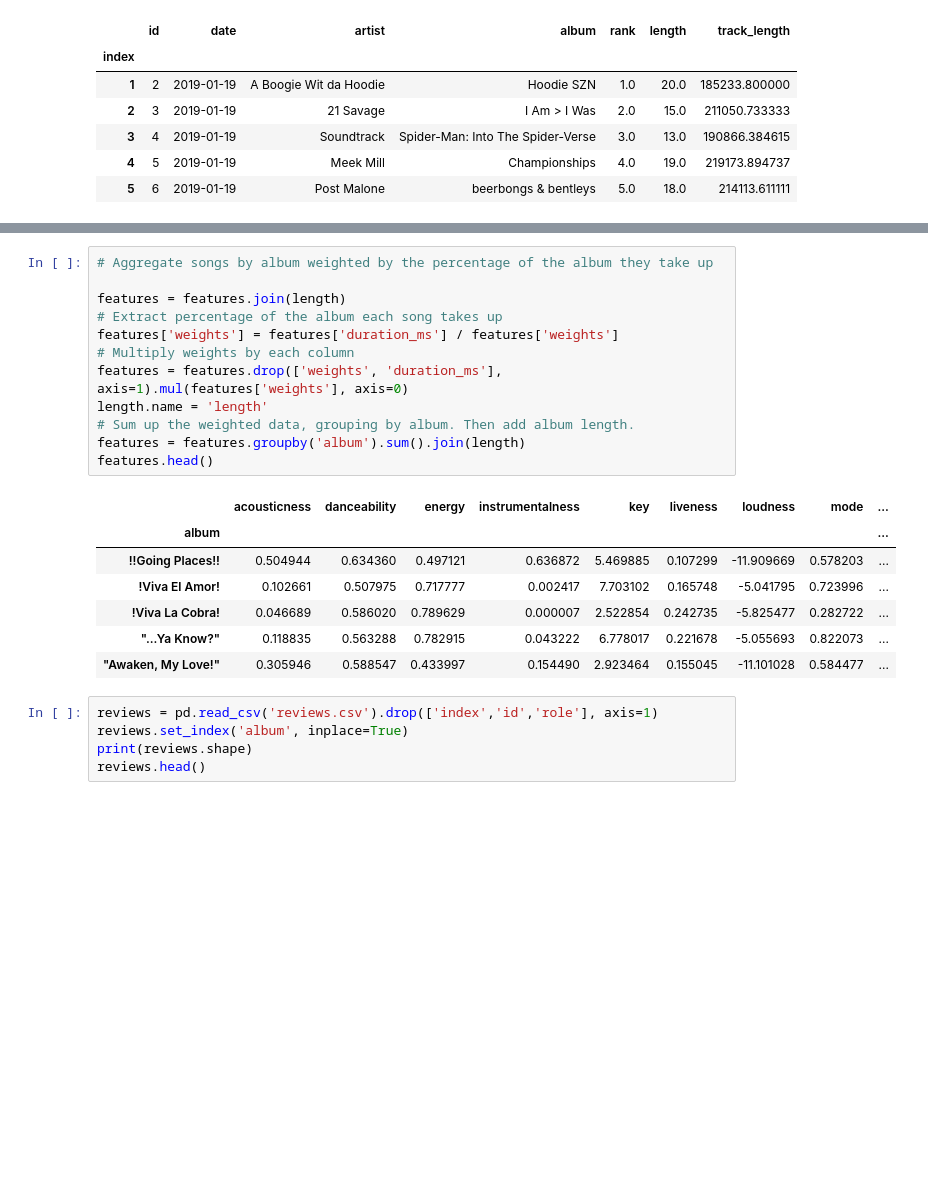
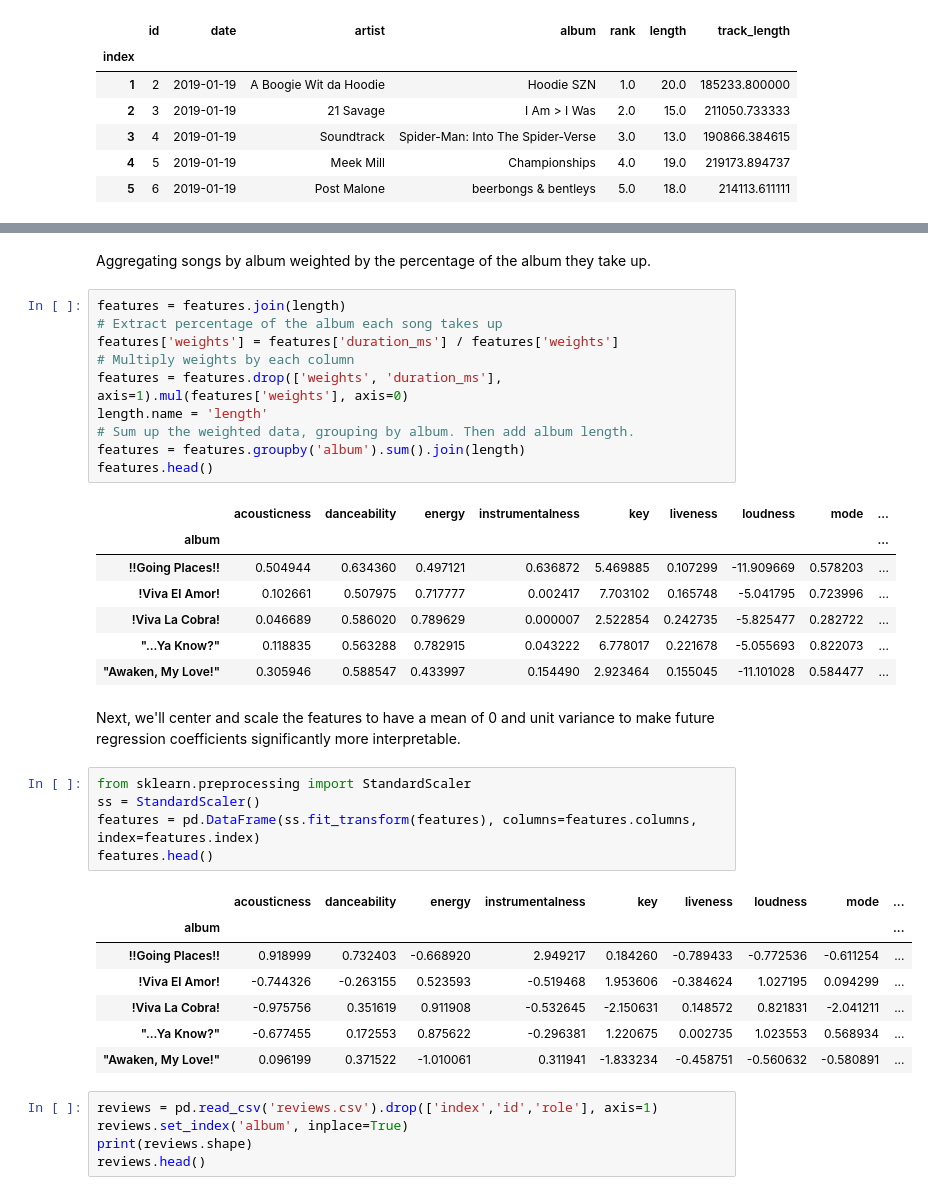
Before and after one commit to shaiyon/Spotify-Analysis, a Jupyter notebook: Exploratory Data Analysis.ipynb, the cells around one changed output, grey strips where cells are left out. Cells and saved outputs as stored; diff of their text form; blank space fills up the shorter version.

```diff
--- a/Exploratory Data Analysis.ipynb
+++ b/Exploratory Data Analysis.ipynb
@@ -72,9 +81,9 @@ features.head()
 | Hoodie SZN | 0.1530 | 0.718 | 215305.0 | 0.454 | 0.000046 | 8.0 | 0.116 | -9.012 | ... |
 | Hoodie SZN | 0.0153 | 0.581 | 189487.0 | 0.662 | 0.000000 | 9.0 | 0.111 | -5.239 | ... |
 | Hoodie SZN | 0.0235 | 0.736 | 192779.0 | 0.622 | 0.000000 | 6.0 | 0.151 | -4.653 | ... |
+# %% [markdown]
+Aggregating songs by album weighted by the percentage of the album they take up.
 # %%
-# Aggregate songs by album weighted by the percentage of the album they take up
-
 features = features.join(length)
 # Extract percentage of the album each song takes up
 features['weights'] = features['duration_ms'] / features['weights']
@@ -92,6 +101,21 @@ features.head()
 | !Viva La Cobra! | 0.046689 | 0.586020 | 0.789629 | 0.000007 | 2.522854 | 0.242735 | -5.825477 | 0.282722 | ... |
 | "...Ya Know?" | 0.118835 | 0.563288 | 0.782915 | 0.043222 | 6.778017 | 0.221678 | -5.055693 | 0.822073 | ... |
 | "Awaken, My Love!" | 0.305946 | 0.588547 | 0.433997 | 0.154490 | 2.923464 | 0.155045 | -11.101028 | 0.584477 | ... |
+# %% [markdown]
+Next, we'll center and scale the features to have a mean of 0 and unit variance to make future regression coefficients significantly more interpretable.
+# %%
+from sklearn.preprocessing import StandardScaler
+ss = StandardScaler()
+features = pd.DataFrame(ss.fit_transform(features), columns=features.columns, index=features.index)
+features.head()
+# %% [output]
+|  | acousticness | danceability | energy | instrumentalness | key | liveness | loudness | mode | ... |
+| album |  |  |  |  |  |  |  |  | ... |
+| !!Going Places!! | 0.918999 | 0.732403 | -0.668920 | 2.949217 | 0.184260 | -0.789433 | -0.772536 | -0.611254 | ... |
+| !Viva El Amor! | -0.744326 | -0.263155 | 0.523593 | -0.519468 | 1.953606 | -0.384624 | 1.027195 | 0.094299 | ... |
+| !Viva La Cobra! | -0.975756 | 0.351619 | 0.911908 | -0.532645 | -2.150631 | 0.148572 | 0.821831 | -2.041211 | ... |
+| "...Ya Know?" | -0.677455 | 0.172553 | 0.875622 | -0.296381 | 1.220675 | 0.002735 | 1.023553 | 0.568934 | ... |
+| "Awaken, My Love!" | 0.096199 | 0.371522 | -1.010061 | 0.311941 | -1.833234 | -0.458751 | -0.560632 | -0.580891 | ... |
 # %%
 reviews = pd.read_csv('reviews.csv').drop(['index','id','role'], axis=1)
 reviews.set_index('album', inplace=True)
```
Also changed, not shown: parts of 10 cells of this notebook.
